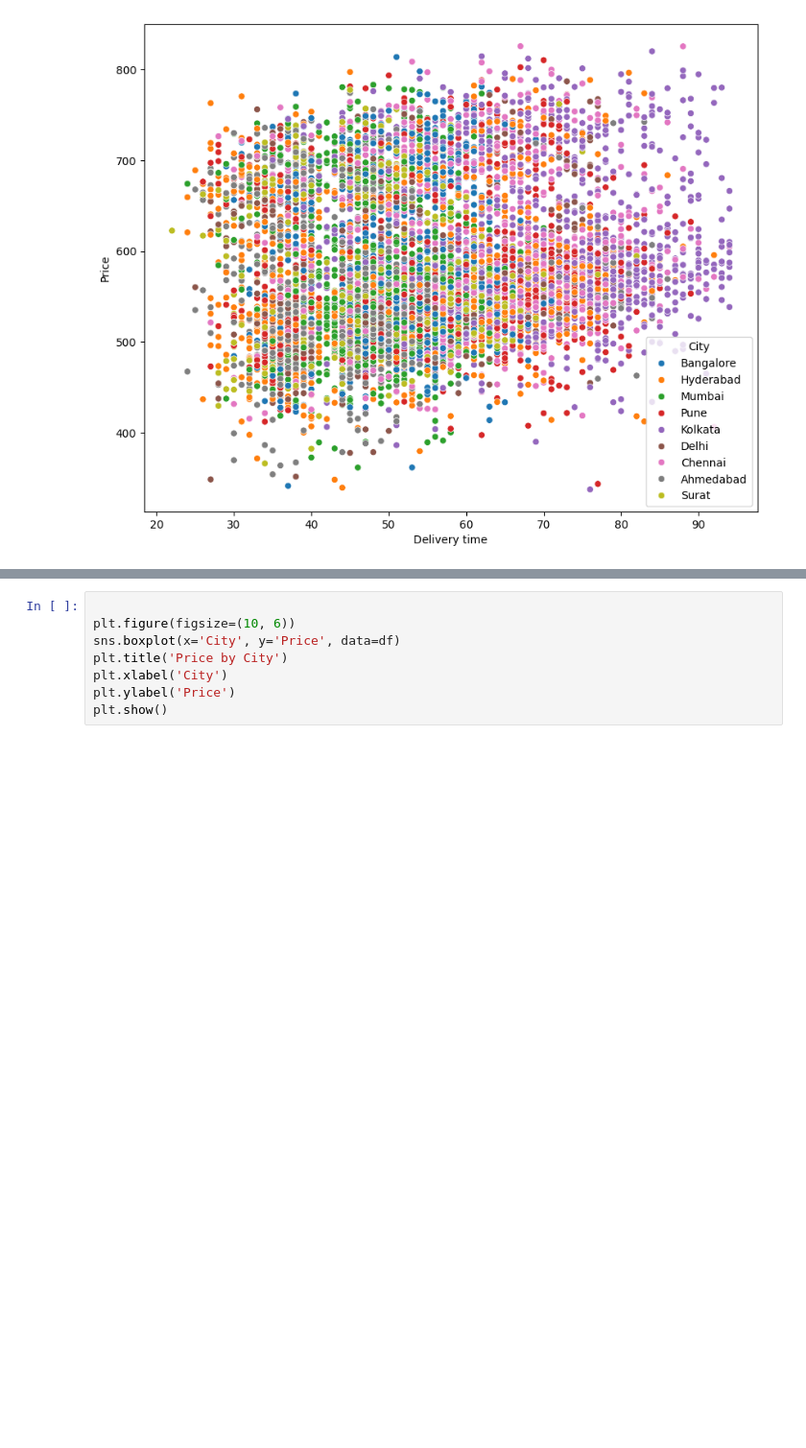
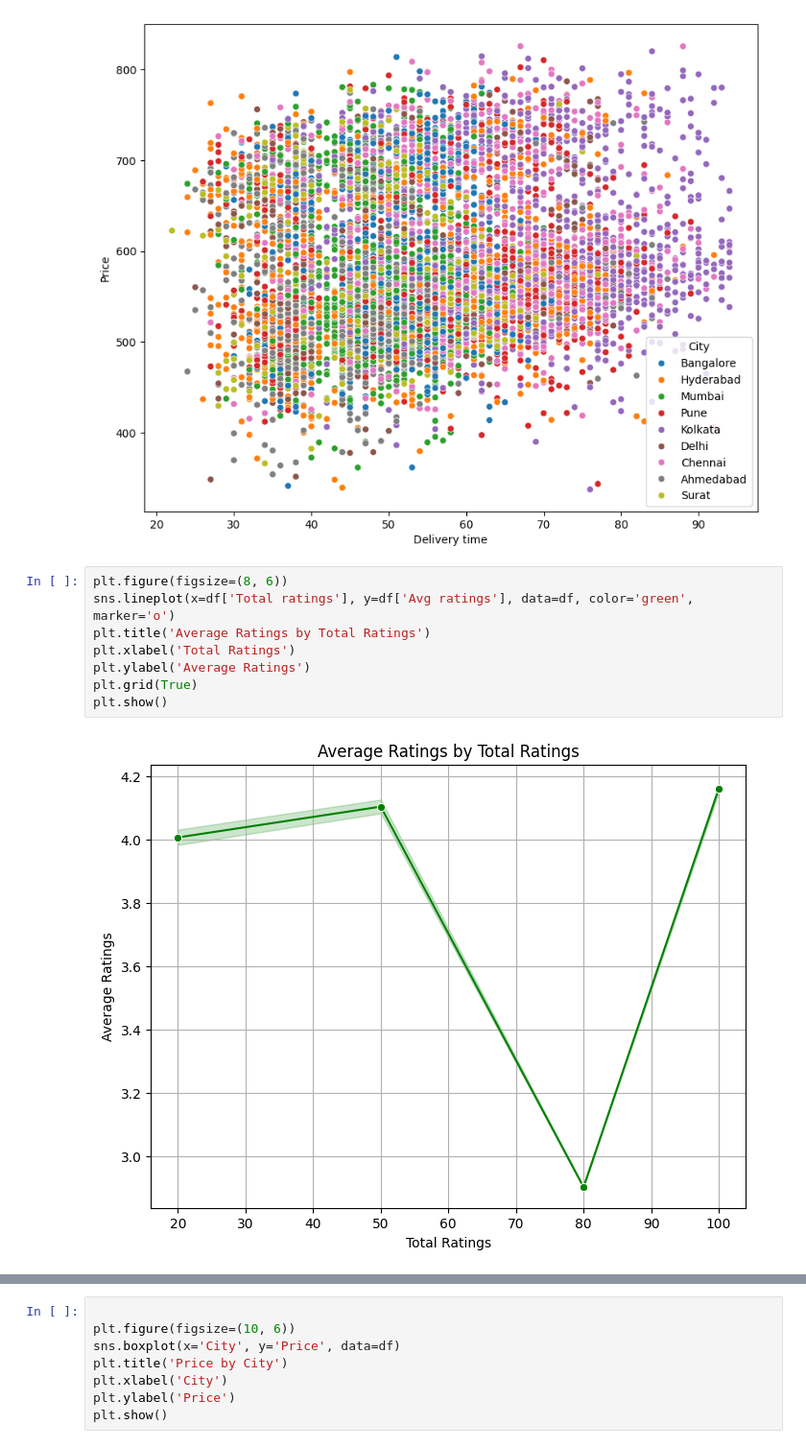
Before and after one commit to pawarsahil2005/DEVL-MiniProject, a Jupyter notebook: DEVL MINI PROJECT.ipynb, the cells around one changed output, grey strips where cells are left out. Shown at 96% size. Saved outputs shown, nothing was run; the diff lists cells and outputs as text; blank space fills up the shorter version.

```diff
--- a/DEVL MINI PROJECT.ipynb
+++ b/DEVL MINI PROJECT.ipynb
@@ -693,3 +691,13 @@ sns.scatterplot(x =df['Delivery time'],y=df['Price'] ,hue =df['City'])
 # %% [output]
 <Axes: xlabel='Delivery time', ylabel='Price'>
 [figure]
+# %%
+plt.figure(figsize=(8, 6))
+sns.lineplot(x=df['Total ratings'], y=df['Avg ratings'], data=df, color='green', marker='o')
+plt.title('Average Ratings by Total Ratings')
+plt.xlabel('Total Ratings')
+plt.ylabel('Average Ratings')
+plt.grid(True)
+plt.show()
+# %% [output]
+[figure, added]
```
Also changed, not shown: parts of 7 cells of this notebook.
